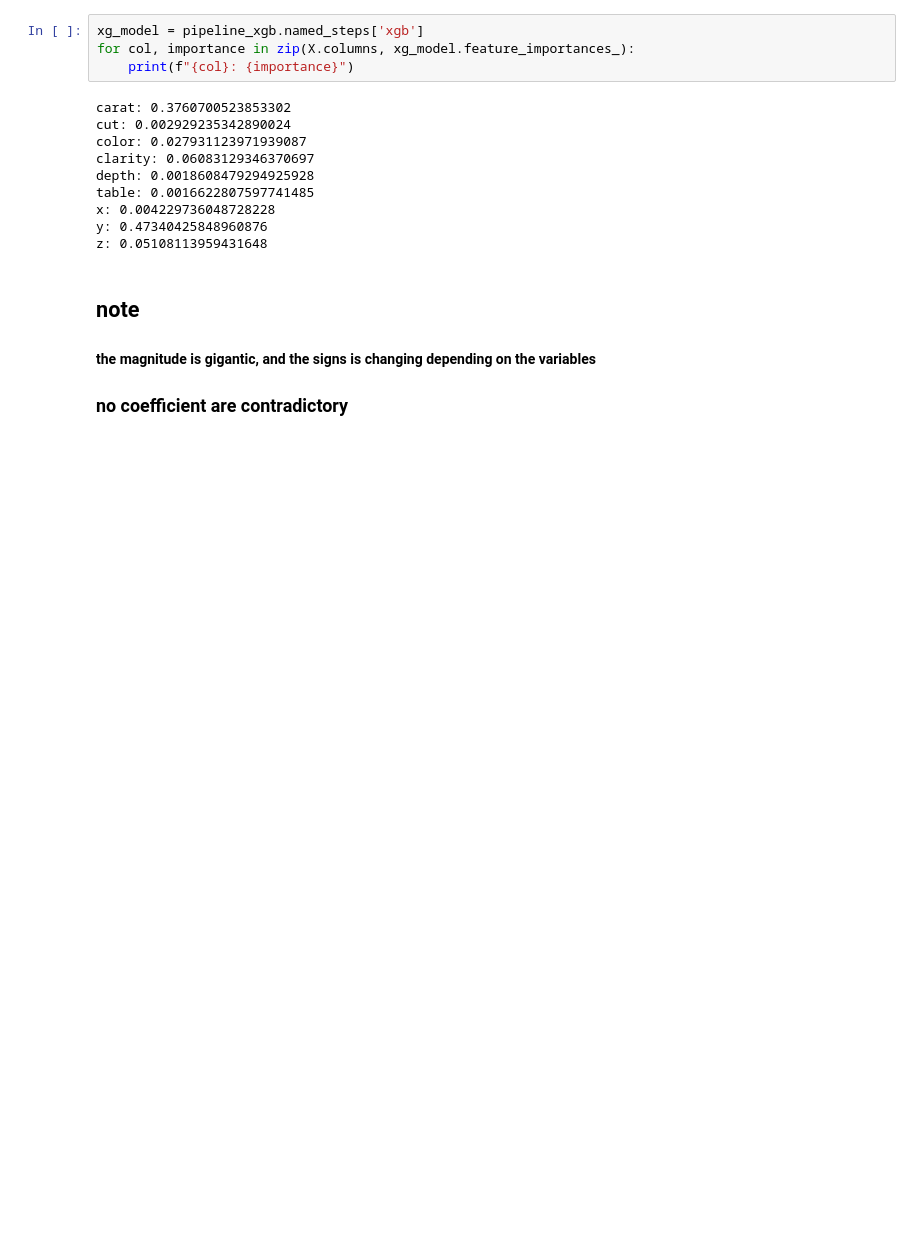
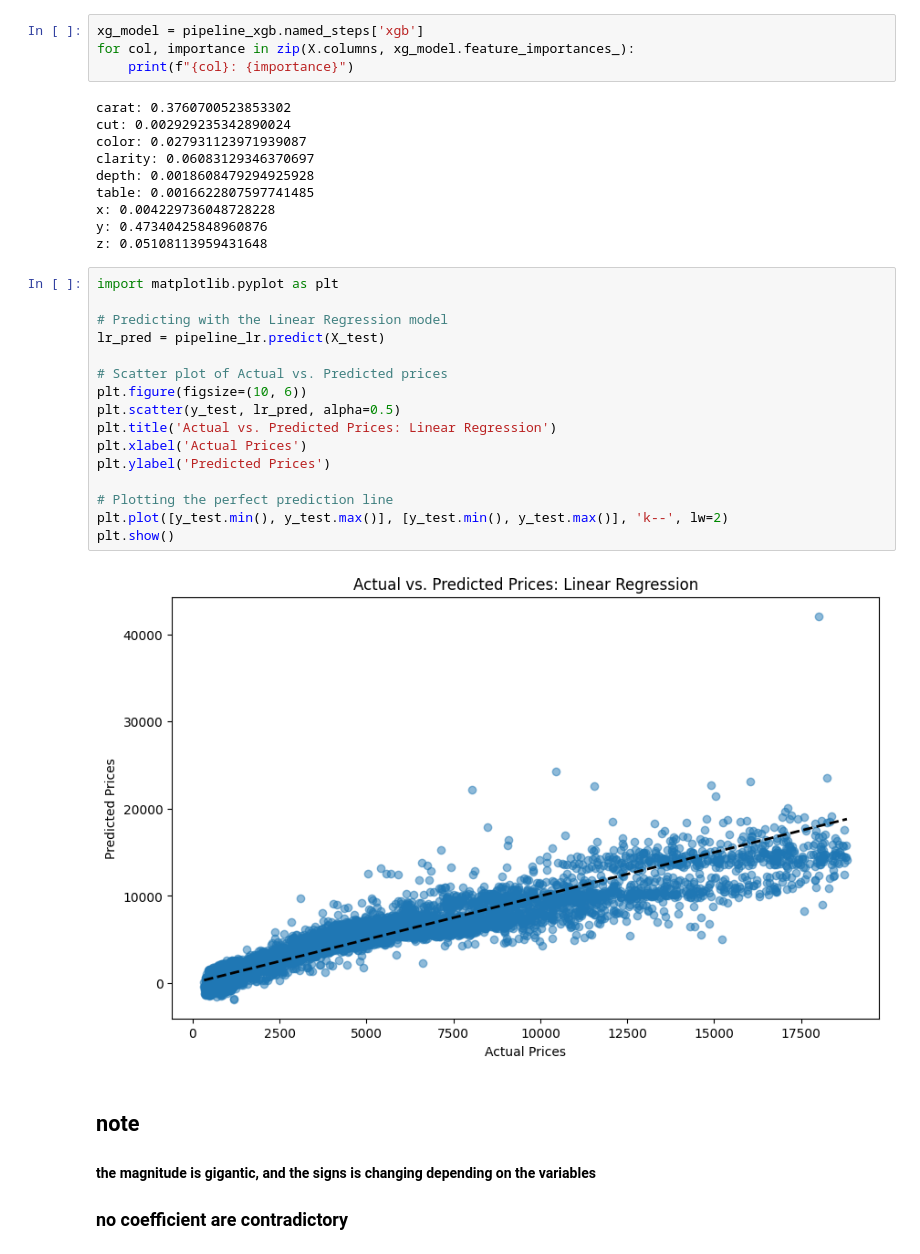
Before and after one commit to Omegalpha44/TP4-explainability_AI, a Jupyter notebook: regression-models-diamond-price-prediction.ipynb, the cells around one changed output. Saved outputs shown, nothing was run; the diff lists cells and outputs as text; blank space fills up the shorter version.

Commit message:
fix: Linear regression

```diff
--- a/regression-models-diamond-price-prediction.ipynb
+++ b/regression-models-diamond-price-prediction.ipynb
@@ -320,6 +320,24 @@ table: 0.0016622807597741485
 x: 0.004229736048728228
 y: 0.47340425848960876
 z: 0.05108113959431648
+# %%
+import matplotlib.pyplot as plt
+
+# Predicting with the Linear Regression model
+lr_pred = pipeline_lr.predict(X_test)
+
+# Scatter plot of Actual vs. Predicted prices
+plt.figure(figsize=(10, 6))
+plt.scatter(y_test, lr_pred, alpha=0.5)
+plt.title('Actual vs. Predicted Prices: Linear Regression')
+plt.xlabel('Actual Prices')
+plt.ylabel('Predicted Prices')
+
+# Plotting the perfect prediction line
+plt.plot([y_test.min(), y_test.max()], [y_test.min(), y_test.max()], 'k--', lw=2)
+plt.show()
+# %% [output]
+[figure, added]
 # %% [markdown]
 ## note
 #### the magnitude is gigantic, and the signs is changing depending on the variables
```
Also changed, not shown: parts of 7 cells of this notebook, 1 other file.
